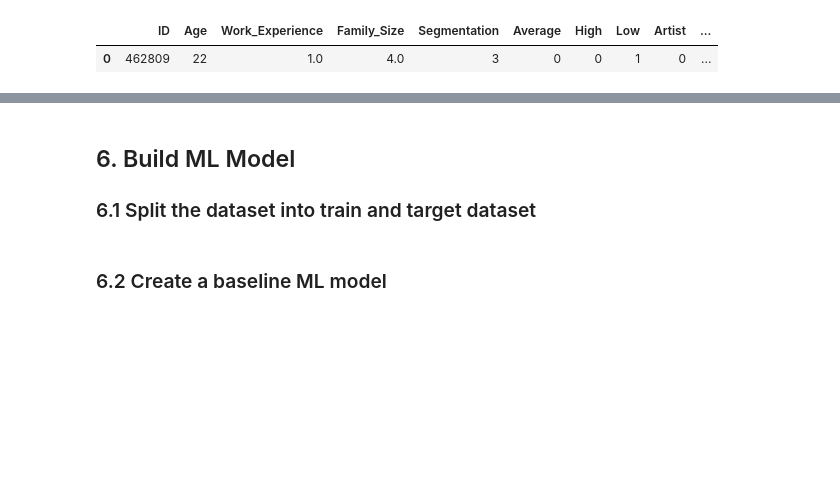
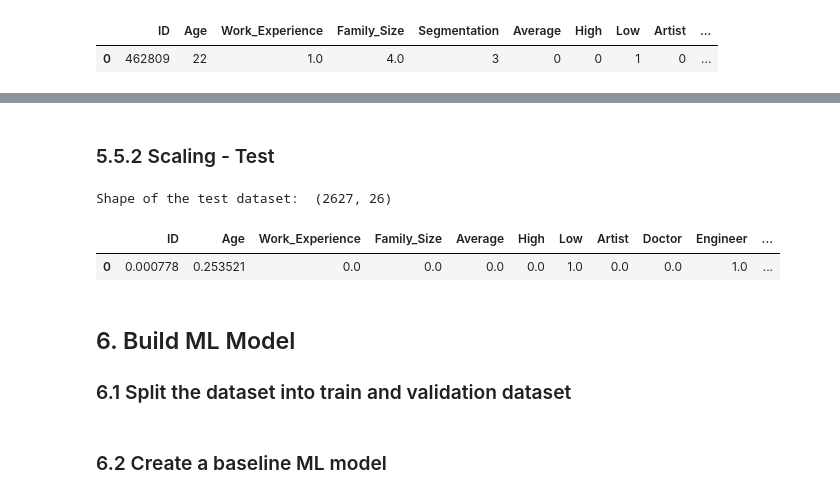
Before and after one commit to giannisbasa/Customer-Segmentation, a Jupyter notebook: 1. Coding/Customer_segmentation.ipynb, the cells around one changed output, grey strips where cells are left out. Cells and saved outputs as stored; diff of their text form; code cells hidden in the pictures; blank space fills up the shorter version.

```diff
--- a/1. Coding/Customer_segmentation.ipynb
+++ b/1. Coding/Customer_segmentation.ipynb
@@ -829,5 +984,17 @@ train5.head(1)
 |  | ID | Age | Work_Experience | Family_Size | Average | High | Low | Artist | Doctor | Engineer | ... |
 | 0 | 0.425601 | 0.056338 | 0.071429 | 0.5 | 0.0 | 0.0 | 1.0 | 0.0 | 0.0 | 0.0 | ... |
+# %% [markdown]
+### 5.5.2 Scaling - Test
+# %%
+# Scaler
+test = pd.DataFrame(scaler.transform(test), columns=test.columns)
+
+print("Shape of the test dataset: ", test.shape)
+test.head(1)
+# %% [output]
+Shape of the test dataset:  (2627, 26)
+|  | ID | Age | Work_Experience | Family_Size | Average | High | Low | Artist | Doctor | Engineer | ... |
+| 0 | 0.000778 | 0.253521 | 0.0 | 0.0 | 0.0 | 0.0 | 1.0 | 0.0 | 0.0 | 1.0 | ... |
 # %% [markdown]
 ## 6. Build ML Model
-### 6.1 Split the dataset into train and target dataset
+### 6.1 Split the dataset into train and validation dataset
```
Also changed, not shown: parts of 25 cells of this notebook.
